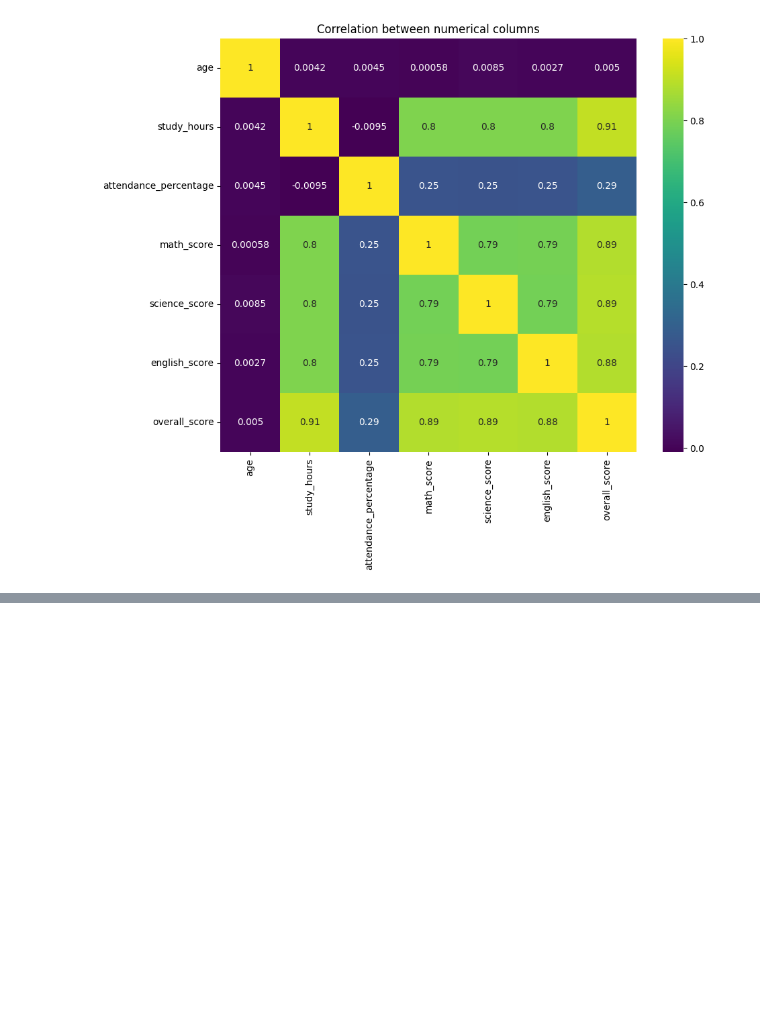
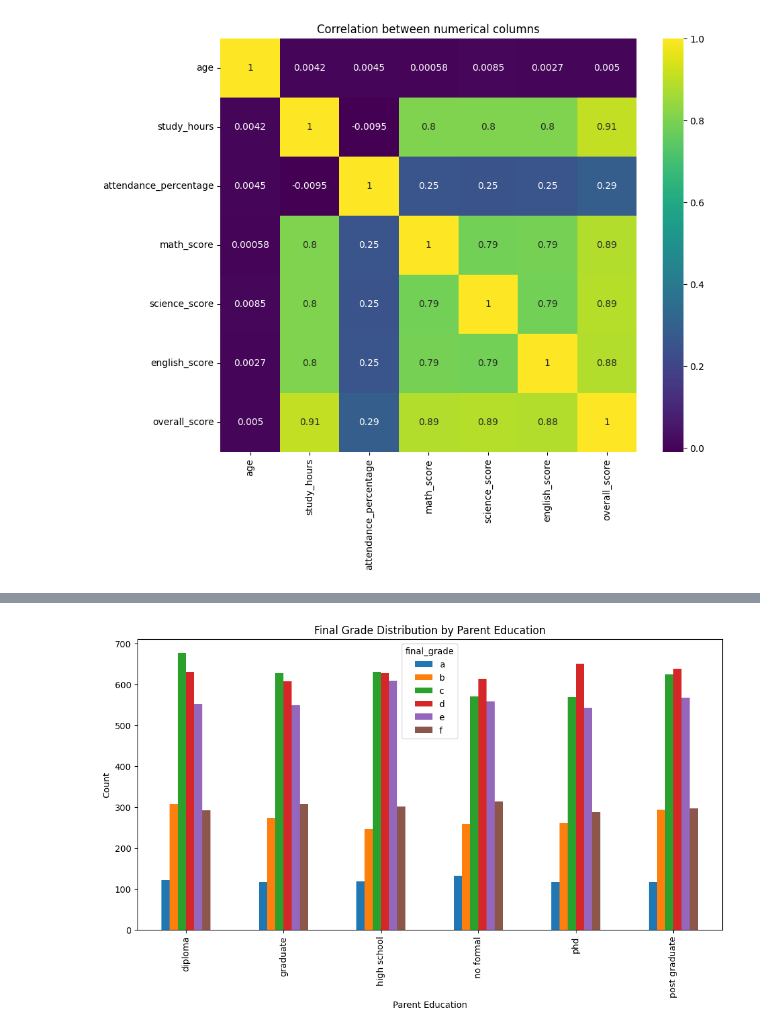
Before and after one commit to iiFouzi/Student-Preformance-Analysis, a Jupyter notebook: code/Student_analysis.ipynb, the cells around one changed output, grey strips where cells are left out. Drawn from its saved outputs; the diff is of its cells as text; code cells hidden in the pictures; blank space fills up the shorter version.

```diff
--- a/code/Student_analysis.ipynb
+++ b/code/Student_analysis.ipynb
@@ -247,0 +269,9 @@ plt.show()
+# %%
+grade_by_parent_graduation = df.groupby('parent_education')['final_grade'].value_counts().unstack()
+grade_by_parent_graduation.plot(kind="bar", stacked=False, figsize=(12, 6))
+plt.title("Final Grade Distribution by Parent Education")
+plt.xlabel("Parent Education")
+plt.ylabel("Count")
+plt.show()
+# %% [output]
+[figure, added]
```
Also changed, not shown: parts of 6 cells of this notebook.
